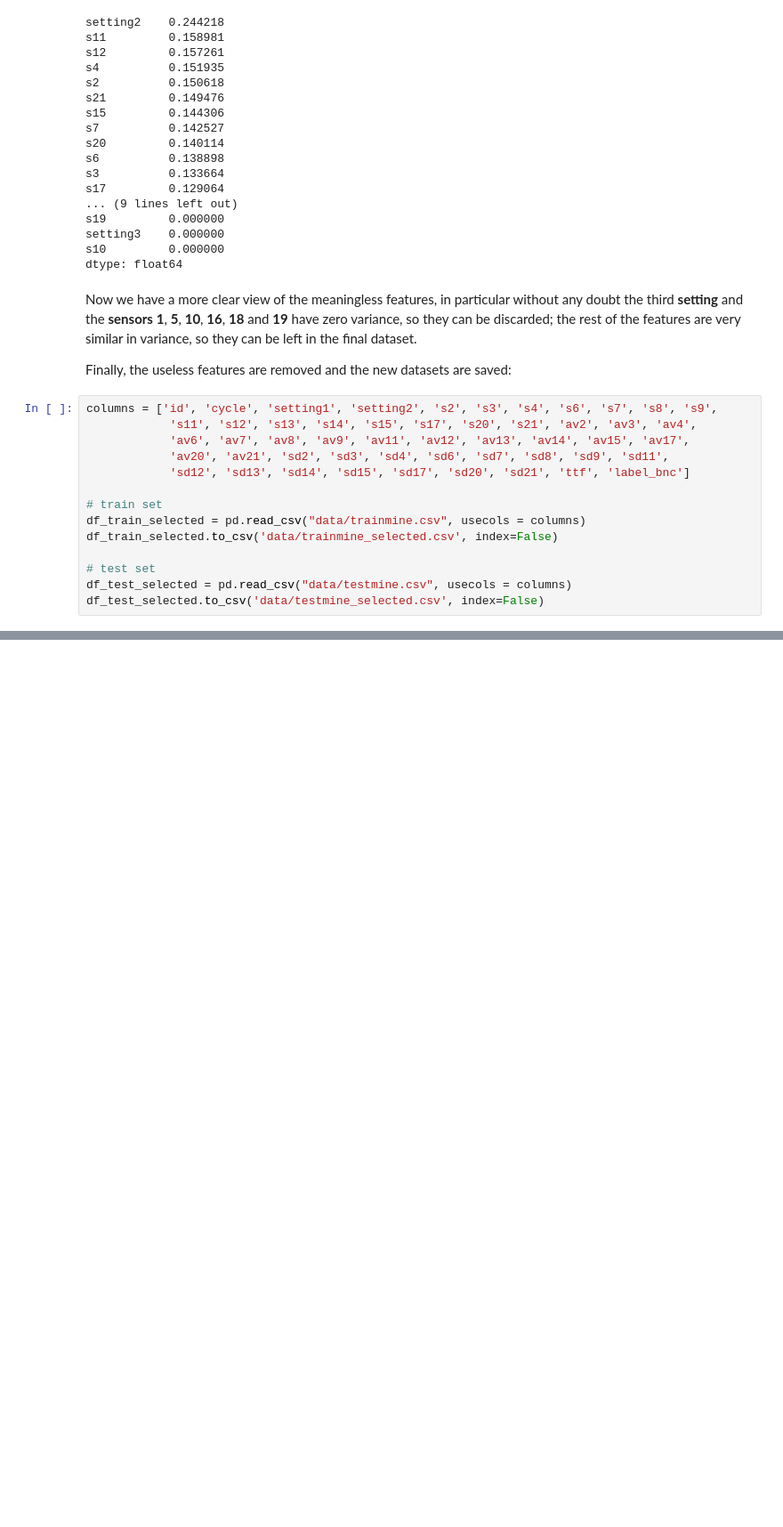
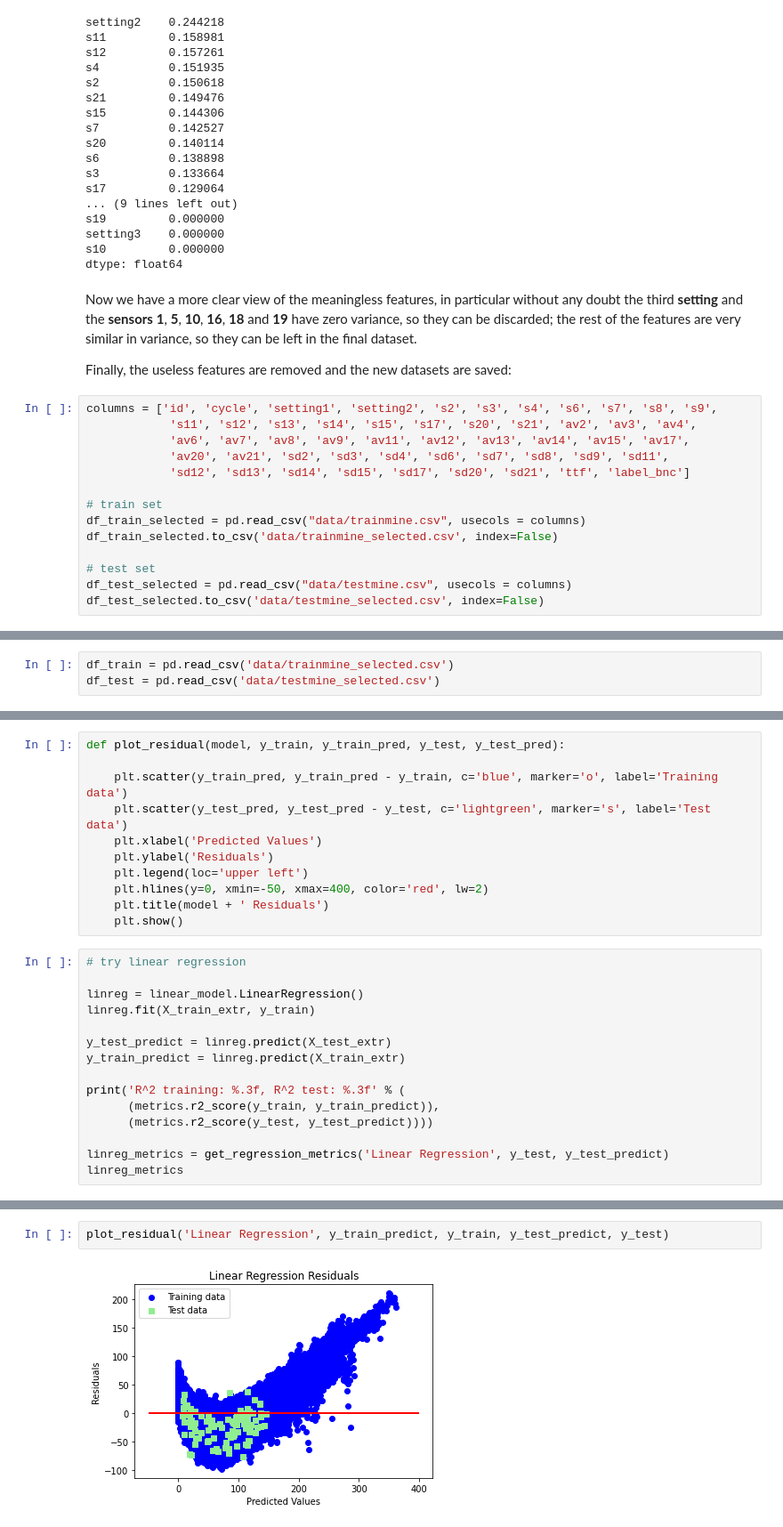
Before and after one commit to Megalodonte/BGHWSW, a Jupyter notebook: Aircraft-pred-main/predictive-maintenance-master/final.ipynb, the cells around one changed output, grey strips where cells are left out. Shown: that part at 89% size. Drawn from its saved outputs; the diff is of its cells as text; blank space fills up the shorter version.

```diff
--- a/Aircraft-pred-main/predictive-maintenance-master/final.ipynb
+++ b/Aircraft-pred-main/predictive-maintenance-master/final.ipynb
@@ -581,0 +597,3 @@ df_test_selected.to_csv('data/testmine_selected.csv', index=False)
+# %%
+df_train = pd.read_csv('data/trainmine_selected.csv')
+df_test = pd.read_csv('data/testmine_selected.csv')
@@ -581,0 +636,26 @@ df_test_selected.to_csv('data/testmine_selected.csv', index=False)
+# %%
+def plot_residual(model, y_train, y_train_pred, y_test, y_test_pred):
+
+    plt.scatter(y_train_pred, y_train_pred - y_train, c='blue', marker='o', label='Training data')
+    plt.scatter(y_test_pred, y_test_pred - y_test, c='lightgreen', marker='s', label='Test data')
+    plt.xlabel('Predicted Values')
+    plt.ylabel('Residuals')
+    plt.legend(loc='upper left')
+    plt.hlines(y=0, xmin=-50, xmax=400, color='red', lw=2)
+    plt.title(model + ' Residuals')
+    plt.show()
+# %%
+# try linear regression
+
+linreg = linear_model.LinearRegression()
+linreg.fit(X_train_extr, y_train)
+
+y_test_predict = linreg.predict(X_test_extr)
+y_train_predict = linreg.predict(X_train_extr)
+
+print('R^2 training: %.3f, R^2 test: %.3f' % (
+      (metrics.r2_score(y_train, y_train_predict)),
+      (metrics.r2_score(y_test, y_test_predict))))
+
+linreg_metrics = get_regression_metrics('Linear Regression', y_test, y_test_predict)
+linreg_metrics
@@ -581,0 +669,4 @@ df_test_selected.to_csv('data/testmine_selected.csv', index=False)
+# %%
+plot_residual('Linear Regression', y_train_predict, y_train, y_test_predict, y_test)
+# %% [output]
+[figure, added]
```
Also changed, not shown: parts of 7 cells of this notebook, 1 other file.
